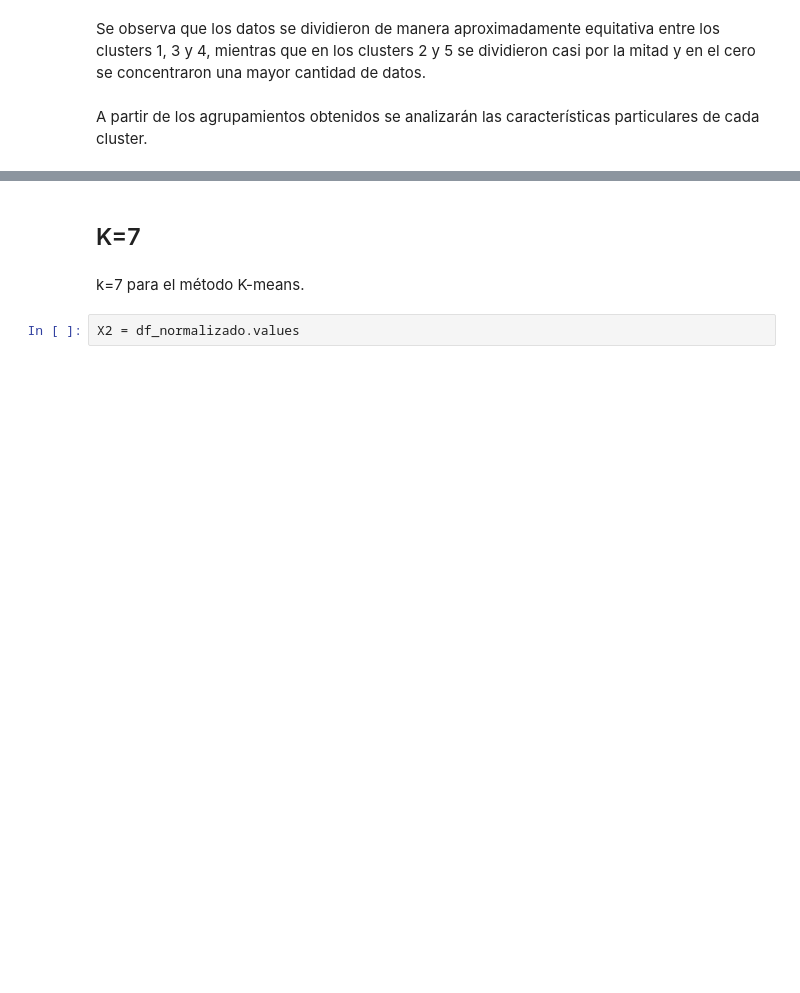
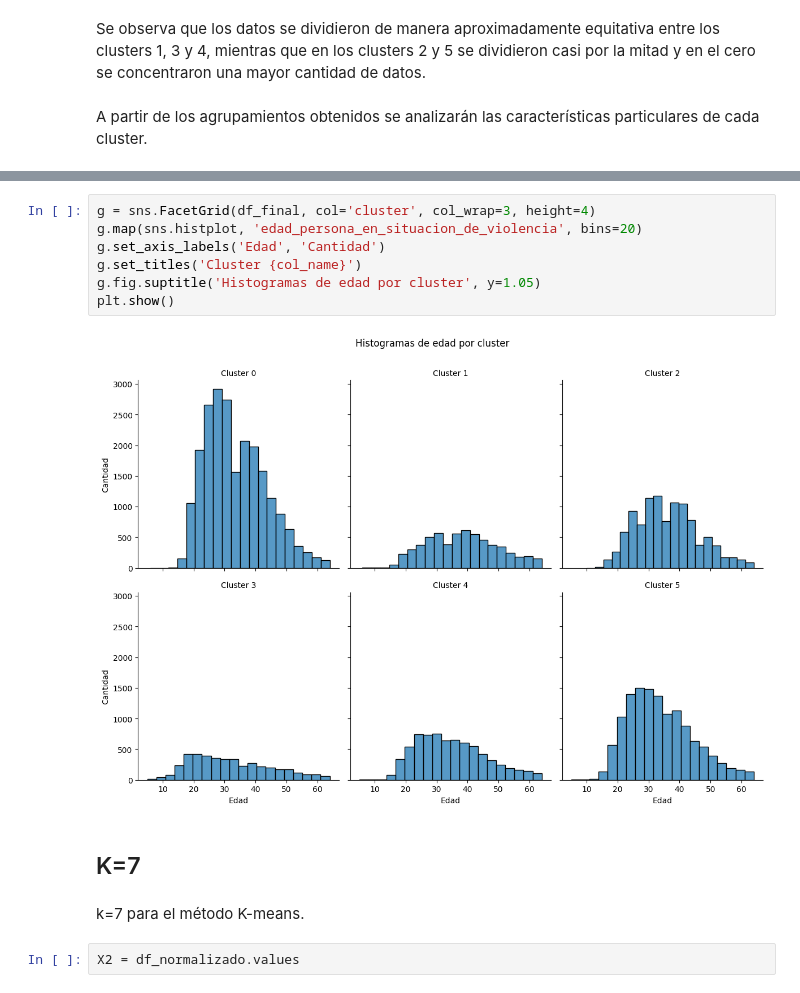
Before and after one commit to MariaGabriela87/Data-science, a Jupyter notebook: Linea_144_cuarta_entrega.ipynb, the cells around one changed output, grey strips where cells are left out. Cells and saved outputs as stored; diff of their text form; blank space fills up the shorter version.

```diff
--- a/Linea_144_cuarta_entrega.ipynb
+++ b/Linea_144_cuarta_entrega.ipynb
@@ -347,3 +379,12 @@ for column in df_normalizado.columns[:-1]:
+# %%
+g = sns.FacetGrid(df_final, col='cluster', col_wrap=3, height=4)
+g.map(sns.histplot, 'edad_persona_en_situacion_de_violencia', bins=20)
+g.set_axis_labels('Edad', 'Cantidad')
+g.set_titles('Cluster {col_name}')
+g.fig.suptitle('Histogramas de edad por cluster', y=1.05)
+plt.show()
+# %% [output]
+[figure, added]
 # %% [markdown]
 ## K=7
 # %% [markdown]
```
Also changed, not shown: parts of 30 cells of this notebook.
